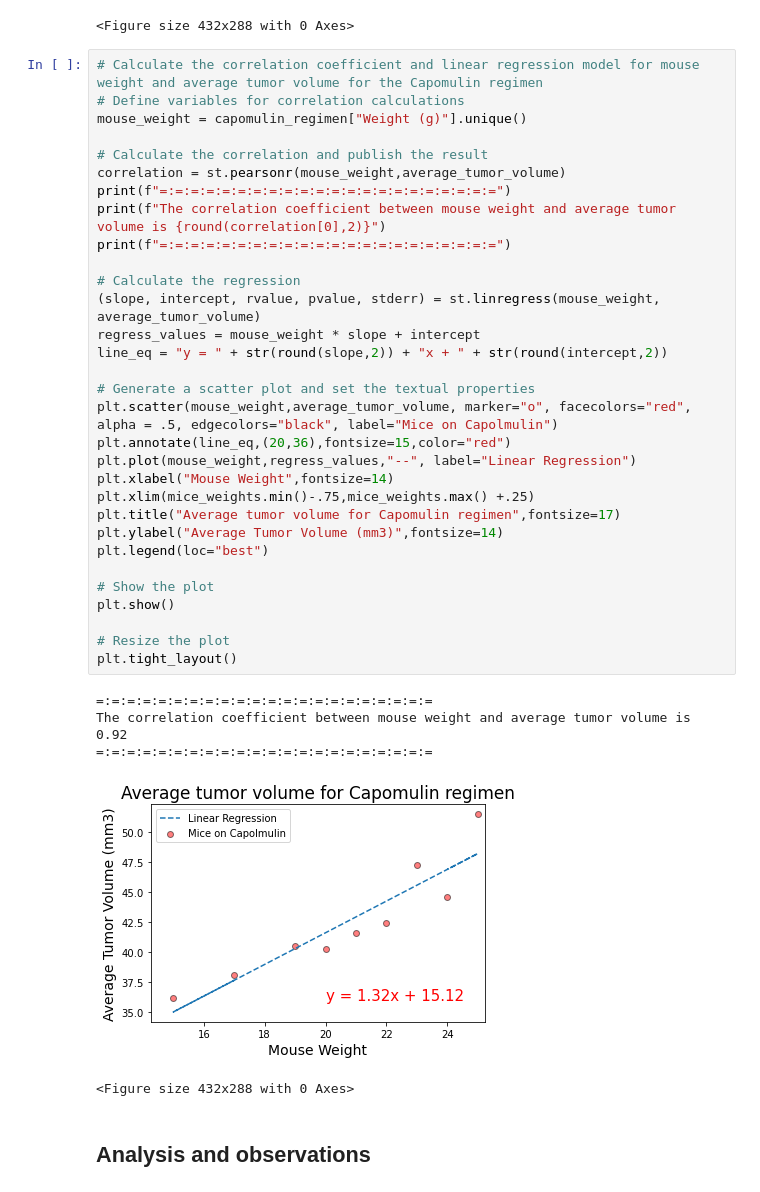
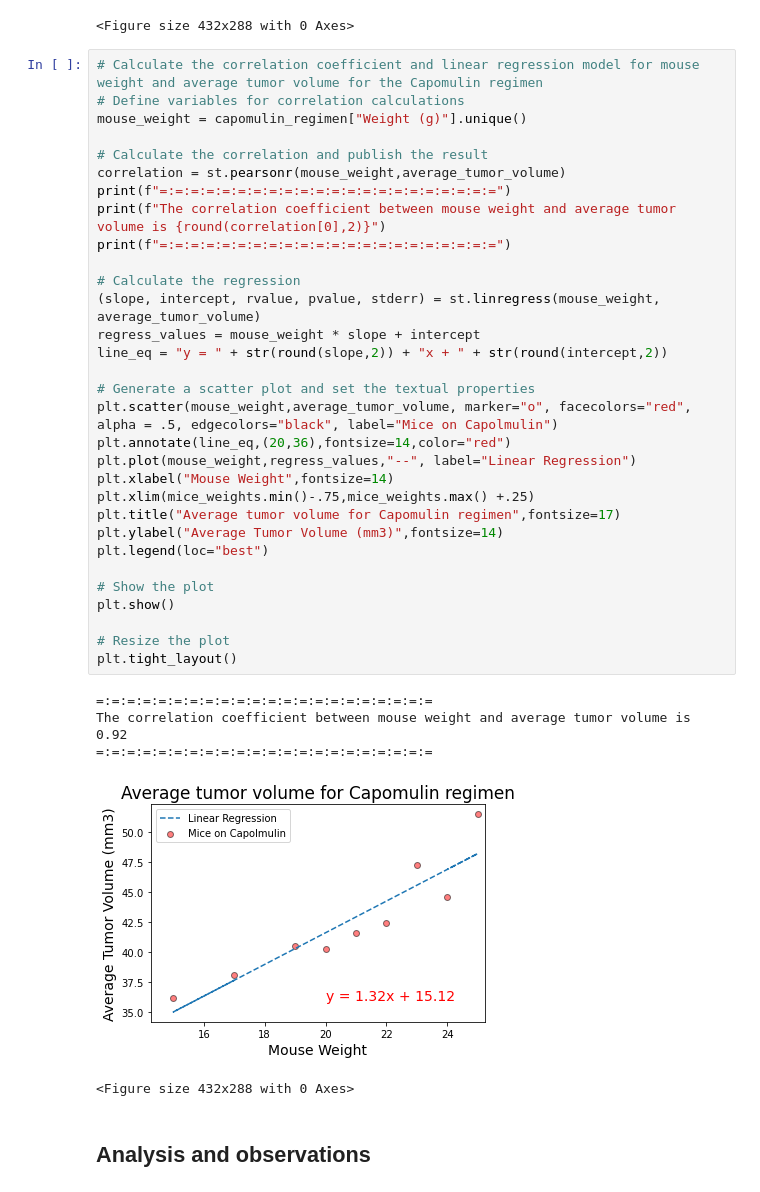
Before and after one commit to TheGreekGoddess/Data_Analysis_and_Visualization_using_Matplotlib, a Jupyter notebook: pymaceuticals_starter.ipynb, the cells around one changed output. Saved outputs shown, nothing was run; the diff lists cells and outputs as text.

```diff
--- a/pymaceuticals_starter.ipynb
+++ b/pymaceuticals_starter.ipynb
@@ -319,35 +319,35 @@ mouse_weight = capomulin_regimen["Weight (g)"].unique()
 
 # Calculate the correlation and publish the result
 correlation = st.pearsonr(mouse_weight,average_tumor_volume)
 print(f"=:=:=:=:=:=:=:=:=:=:=:=:=:=:=:=:=:=:=:=:=:=")
 print(f"The correlation coefficient between mouse weight and average tumor volume is {round(correlation[0],2)}")
 print(f"=:=:=:=:=:=:=:=:=:=:=:=:=:=:=:=:=:=:=:=:=:=")
 
 # Calculate the regression
 (slope, intercept, rvalue, pvalue, stderr) = st.linregress(mouse_weight, average_tumor_volume)
 regress_values = mouse_weight * slope + intercept
 line_eq = "y = " + str(round(slope,2)) + "x + " + str(round(intercept,2))
 
 # Generate a scatter plot and set the textual properties
 plt.scatter(mouse_weight,average_tumor_volume, marker="o", facecolors="red", alpha = .5, edgecolors="black", label="Mice on Capolmulin")
-plt.annotate(line_eq,(20,36),fontsize=15,color="red")
+plt.annotate(line_eq,(20,36),fontsize=14,color="red")
 plt.plot(mouse_weight,regress_values,"--", label="Linear Regression")
 plt.xlabel("Mouse Weight",fontsize=14)
 plt.xlim(mice_weights.min()-.75,mice_weights.max() +.25)
 plt.title("Average tumor volume for Capomulin regimen",fontsize=17)
 plt.ylabel("Average Tumor Volume (mm3)",fontsize=14)
 plt.legend(loc="best")
 
 # Show the plot
 plt.show()
 
 # Resize the plot
 plt.tight_layout()
 # %% [output]
 =:=:=:=:=:=:=:=:=:=:=:=:=:=:=:=:=:=:=:=:=:=
 The correlation coefficient between mouse weight and average tumor volume is 0.92
 =:=:=:=:=:=:=:=:=:=:=:=:=:=:=:=:=:=:=:=:=:=
-[figure, old version]
+[figure, new version]
 <Figure size 432x288 with 0 Axes>
 # %% [markdown]
 ## Analysis and observations
```
Also changed, not shown: parts of 2 cells of this notebook.
